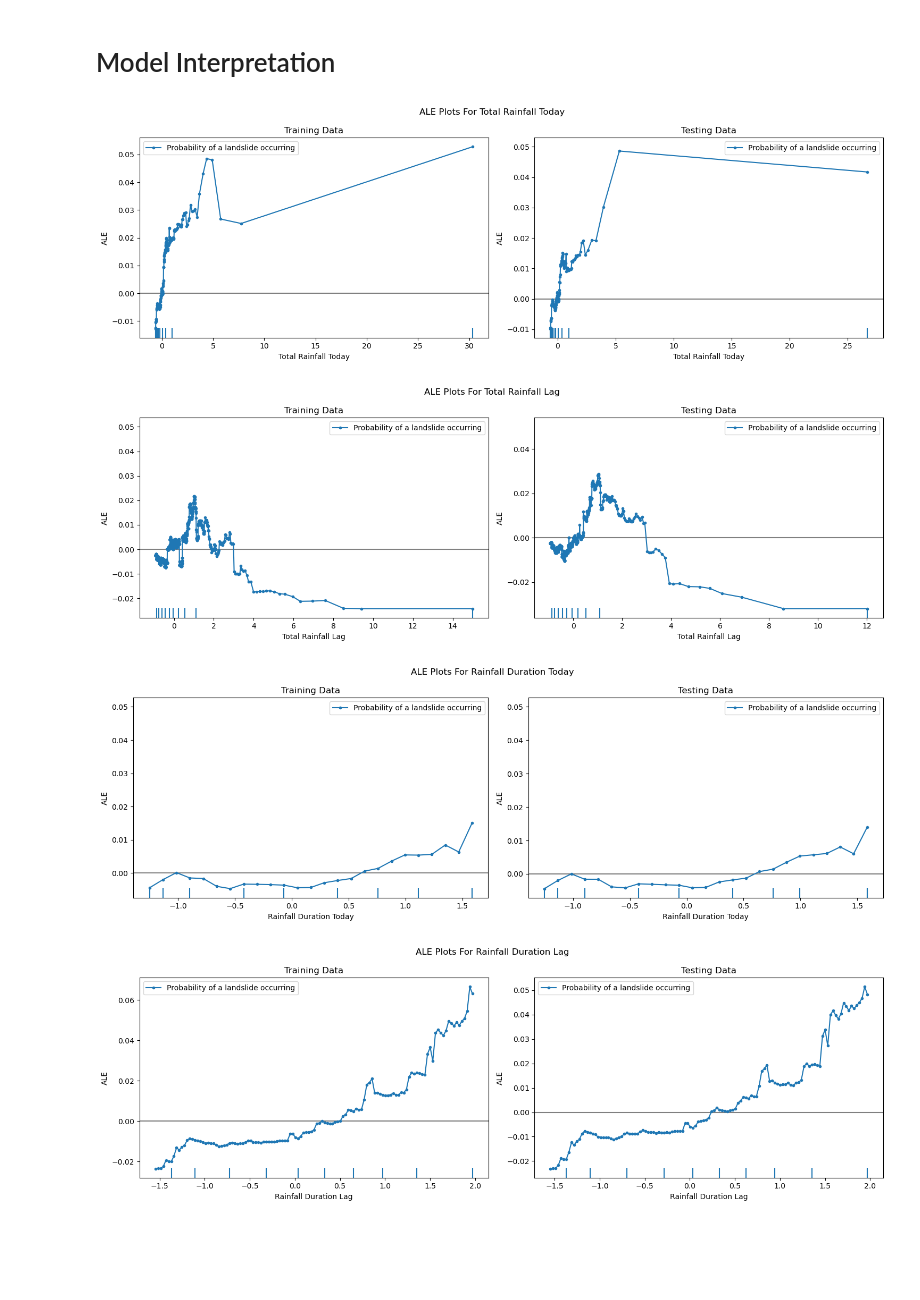
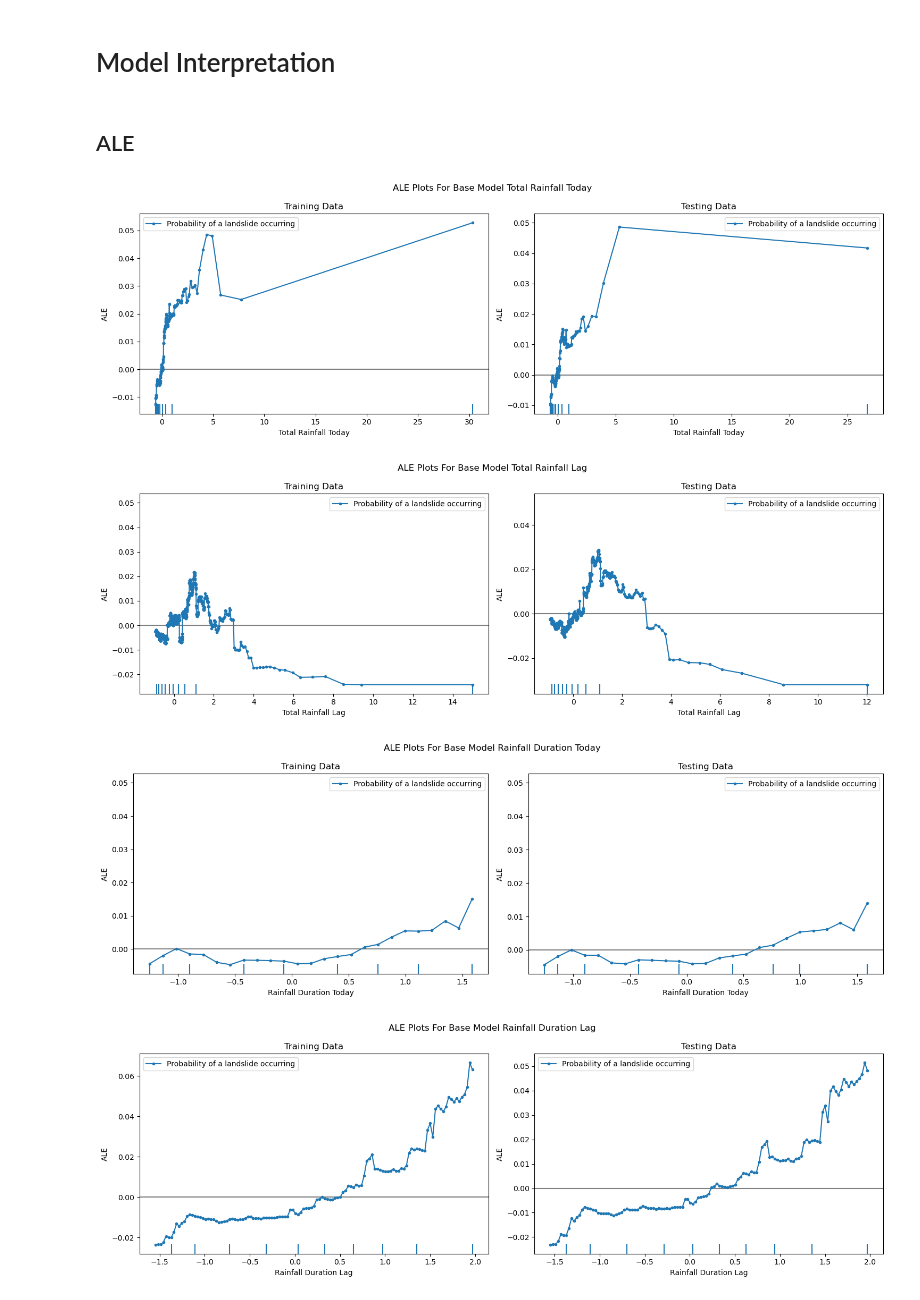
Before and after one commit to ryandschaefer/colombia-landslides, a Jupyter notebook: src/modeling.ipynb, the cells around one changed output. Drawn from its saved outputs; the diff is of its cells as text; code cells hidden in the pictures; blank space fills up the shorter version.

Commit message:
ALE plots

```diff
--- a/src/modeling.ipynb
+++ b/src/modeling.ipynb
@@ -826,6 +826,8 @@ class H2OClassifier(BaseEstimator, ClassifierMixin):
         preds = self.classifier.predict(df)
         with h2o.utils.threading.local_context(polars_enabled=True, datatable_enabled=True):
             return preds.as_data_frame()["p1"].values
+# %% [markdown]
+## ALE
 # %%
 with HiddenPrints():
     model = H2OClassifier(feature_cols, classifier = aml, threshold = best_thresholds[0])
@@ -835,17 +837,17 @@ with HiddenPrints():
 # %%
 for feature in feature_cols:
     fig, ax = plt.subplots(1, 2, figsize = (15, 5))
-    fig.suptitle("ALE Plots For {}".format(feature))
+    fig.suptitle("ALE Plots For Base Model {}".format(feature))
 
     plot_ale(exp_train, features=[feature], line_kw={'label': 'Probability of a landslide occurring'}, ax = ax[0])
     ax[0].set_title("Training Data")
 
     plot_ale(exp_test, features=[feature], line_kw={'label': 'Probability of a landslide occurring'}, ax = ax[1])
     ax[1].set_title("Testing Data")
 
     plt.show()
 # %% [output]
-[figure, old version]
+[figure, new version]
-[figure, old version]
+[figure, new version]
-[figure, old version]
+[figure, new version]
-[figure, old version]
+[figure, new version]
```
Also changed, not shown: parts of 1 cell of this notebook.
